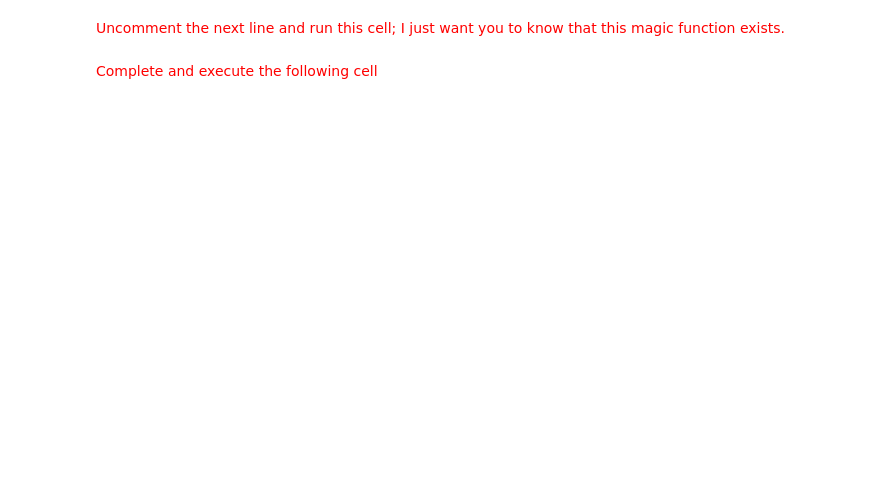
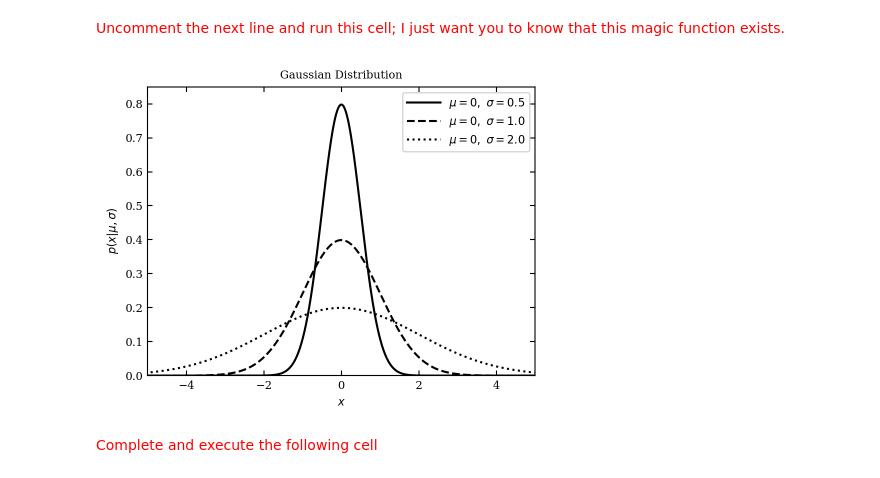
Before and after one commit to agupta-umiss/phys629-fall-2023, a Jupyter notebook: student_folders/subhayu/lecture_4.ipynb, the cells around one changed output. Drawn from its saved outputs; the diff is of its cells as text; code cells hidden in the pictures; blank space fills up the shorter version.

Commit message:
Updating lecture_4 classwork followup

```diff
--- a/student_folders/subhayu/lecture_4.ipynb
+++ b/student_folders/subhayu/lecture_4.ipynb
@@ -302,12 +302,12 @@ Create a uniform distribution with parameters `loc=0`,  `scale=2`, and `N=10`.
 # %% [markdown]
 <font color='red'>Complete and execute the following cell</font>
 # %%
-N = ____ # Complete
-distU = scipy.stats.uniform(____,____) # Complete
-draws = distU.rvs(____) # ten random draws
+N = 10 # Complete
+distU = scipy.stats.uniform(0,2) # Complete
+draws = distU.rvs(N) # ten random draws
 print(draws)
 
-p = distU.pdf(____) # pdf evaluated at x=1
+p = distU.pdf(1) # pdf evaluated at x=1
 
 print(p)
 # %% [output]
@@ -334,3 +337,80 @@ We love using Gaussians in physics and astronomy because they can approximate ma
+# %%
+# %load ../../lectures/scripts/fig_gaussian_distribution.py
+"""
+Example of a Gaussian distribution
+----------------------------------
+Figure 3.8.
+
+This shows an example of a gaussian distribution with various parameters.
+We'll generate the distribution using::
+
+    dist = scipy.stats.norm(...)
+
+Where ... should be filled in with the desired distribution parameters
+Once we have defined the distribution parameters in this way, these
+distribution objects have many useful methods; for example:
+
+* ``dist.pmf(x)`` computes the Probability Mass Function at values ``x``
+  in the case of discrete distributions
+
+* ``dist.pdf(x)`` computes the Probability Density Function at values ``x``
+  in the case of continuous distributions
+
+* ``dist.rvs(N)`` computes ``N`` random variables distributed according
+  to the given distribution
+
+Many further options exist; refer to the documentation of ``scipy.stats``
+for more details.
+"""
+# Author: Jake VanderPlas
+# License: BSD
+#   The figure produced by this code is published in the textbook
+#   "Statistics, Data Mining, and Machine Learning in Astronomy" (2013)
+#   For more information, see http://astroML.github.com
+#   To report a bug or issue, use the following forum:
+#    https://groups.google.com/forum/#!forum/astroml-general
+import numpy as np
+from scipy.stats import norm
+from matplotlib import pyplot as plt
+
+#----------------------------------------------------------------------
+# This function adjusts matplotlib settings for a uniform feel in the textbook.
+# Note that with usetex=True, fonts are rendered with LaTeX.  This may
+# result in an error if LaTeX is not installed on your system.  In that case,
+# you can set usetex to False.
+if "setup_text_plots" not in globals():
+    from astroML.plotting import setup_text_plots
+setup_text_plots(fontsize=8, usetex=False)
+
+#------------------------------------------------------------
+# Define the distributions to be plotted
+sigma_values = [0.5, 1.0, 2.0]
+linestyles = ['-', '--', ':']
+mu = 0
+x = np.linspace(-10, 10, 1000)
+
+#------------------------------------------------------------
+# plot the distributions
+fig, ax = plt.subplots(figsize=(5, 3.75))
+
+for sigma, ls in zip(sigma_values, linestyles):
+    # create a gaussian / normal distribution
+    dist = norm(mu, sigma)
+
+    plt.plot(x, dist.pdf(x), ls=ls, c='black',
+             label=r'$\mu=%i,\ \sigma=%.1f$' % (mu, sigma))
+
+plt.xlim(-5, 5)
+plt.ylim(0, 0.85)
+
+plt.xlabel('$x$')
+plt.ylabel(r'$p(x|\mu,\sigma)$')
+plt.title('Gaussian Distribution')
+
+plt.legend()
+plt.show()
+# %% [output]
+[figure, added]
 # %% [markdown]
 <font color='red'>Complete and execute the following cell</font>
 # %%
```
Also changed, not shown: parts of 12 cells of this notebook.
